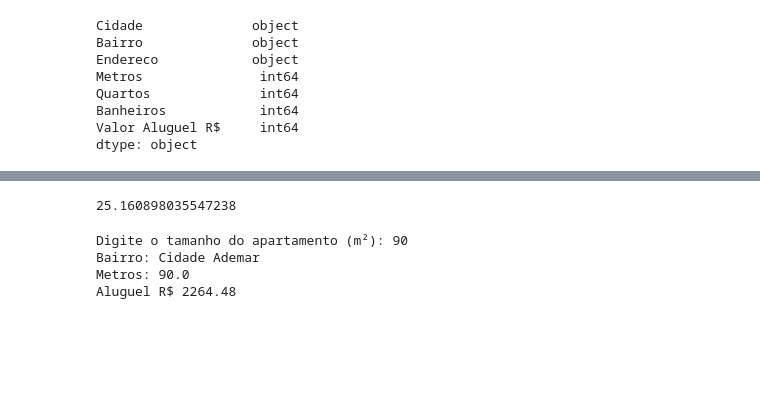
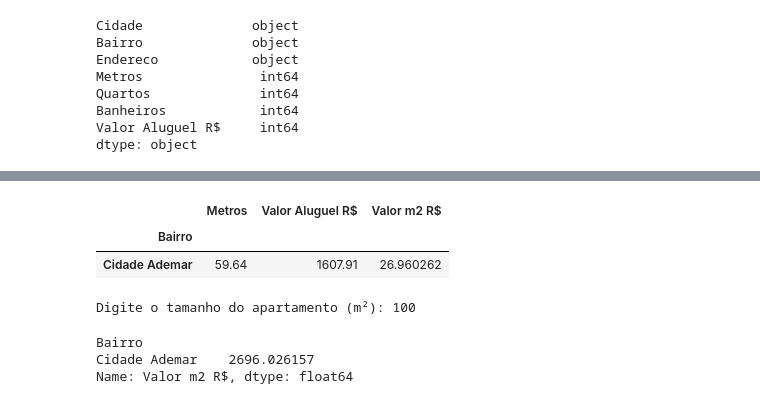
Before and after one commit to DanielCesarNunes/AwariTarefas, a Jupyter notebook: Calculadora_de_Aluguel.ipynb, the cells around one changed output, grey strips where cells are left out. Saved outputs shown, nothing was run; the diff lists cells and outputs as text; code cells hidden in the pictures; blank space fills up the shorter version.

```diff
--- a/Calculadora_de_Aluguel.ipynb
+++ b/Calculadora_de_Aluguel.ipynb
@@ -239,9 +239,11 @@ media_aluguel
-# %%
-# Valor do m²
-valor = imoveis['Valor Aluguel R$'].mean() / imoveis['Metros'].mean()
-valor
-# %% [output]
-25.160898035547238
+# %%
+media_aluguel['Valor m2 R$'] = media_aluguel['Valor Aluguel R$']/media_aluguel['Metros']
+# %%
+media_aluguel
+# %% [output]
+|  | Metros | Valor Aluguel R$ | Valor m2 R$ |
+| Bairro |  |  |  |
+| Cidade Ademar | 59.64 | 1607.91 | 26.960262 |
 # %%
 # Calculadora do valor do aluguel
 metros = 0
@@ -251,11 +253,9 @@ while metros <= 0:
   if metros <= 0:
     print('Valor inválido. Digite novamente!')
 
-aluguel = round(metros * valor, 2)
-
-print(f'Bairro: Cidade Ademar\nMetros: {metros}\nAluguel R$ {aluguel}')
+media_aluguel['Valor m2 R$'] * metros
 # %% [output]
-Digite o tamanho do apartamento (m²): 90
-Bairro: Cidade Ademar
-Metros: 90.0
-Aluguel R$ 2264.48
+Digite o tamanho do apartamento (m²): 100
+Bairro
+Cidade Ademar    2696.026157
+Name: Valor m2 R$, dtype: float64
```
Also changed, not shown: parts of 7 cells of this notebook.
